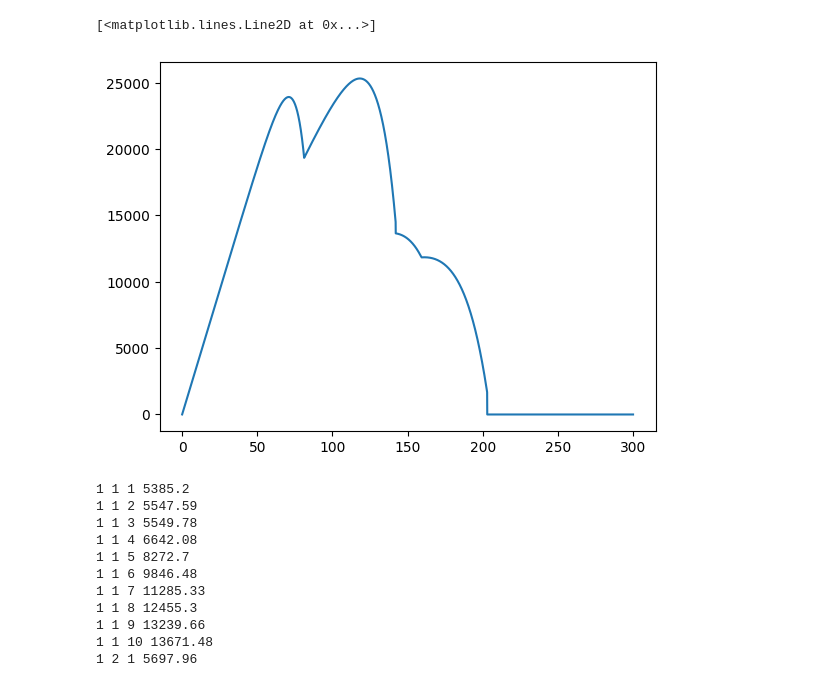
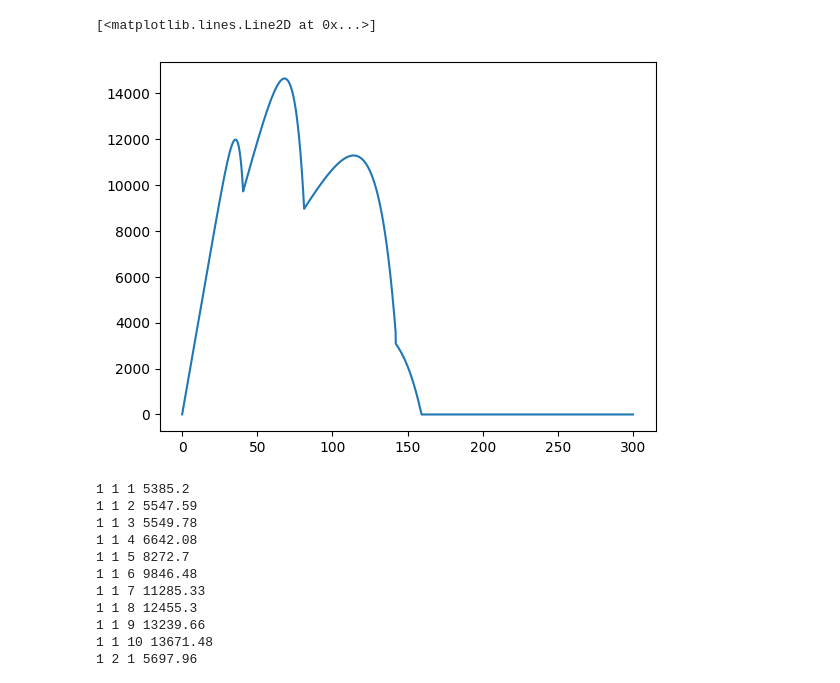
Before and after one commit to si88hant/MPPT-RL, a Jupyter notebook: Saving_Pmax.ipynb, the cells around one changed output. Drawn from its saved outputs; the diff is of its cells as text; code cells hidden in the pictures.

```diff
--- a/Saving_Pmax.ipynb
+++ b/Saving_Pmax.ipynb
@@ -79,37 +79,37 @@ class Panel(object):
         # panel output voltage
         V = vx # este es el Vg?
         # panel power
         P = vx * I
 
         return I,V,P
 
 
 Voltage = 0.
 Power = 0.
 Temp = 25.
 Irr = 1000.
 # a = random.sample([1,2,3,4,5,6,7,8,9,10],1)[0]
 # b = random.sample([1,2,3,4,5,6,7,8,9,10],1)[0]
 # c = random.sample([1,2,3,4,5,6,7,8,9,10],1)[0]
-a = 4
-b = 7
-c = 10
+a = 2
+b = 4
+c = 7
 SH = [a, 10, b, 10, c, 10]
 
 powerlst = []
 voltagelst = []
 
 for i in range(30000):
     Voltage += 0.01
     pv = Shaded()
     Current, Voltage, Power = pv.data(Irr, Temp, Voltage, SH)
     powerlst.append(Power)
     voltagelst.append(Voltage)
 
 plt.plot(voltagelst, powerlst)
 # %% [output]
 [<matplotlib.lines.Line2D at 0x...>]
-[figure, old version]
+[figure, new version]
 # %%
 Pmax = np.zeros((11, 11, 11))
 for i in range(1, 11):
```
Also changed, not shown: 26 other files.
